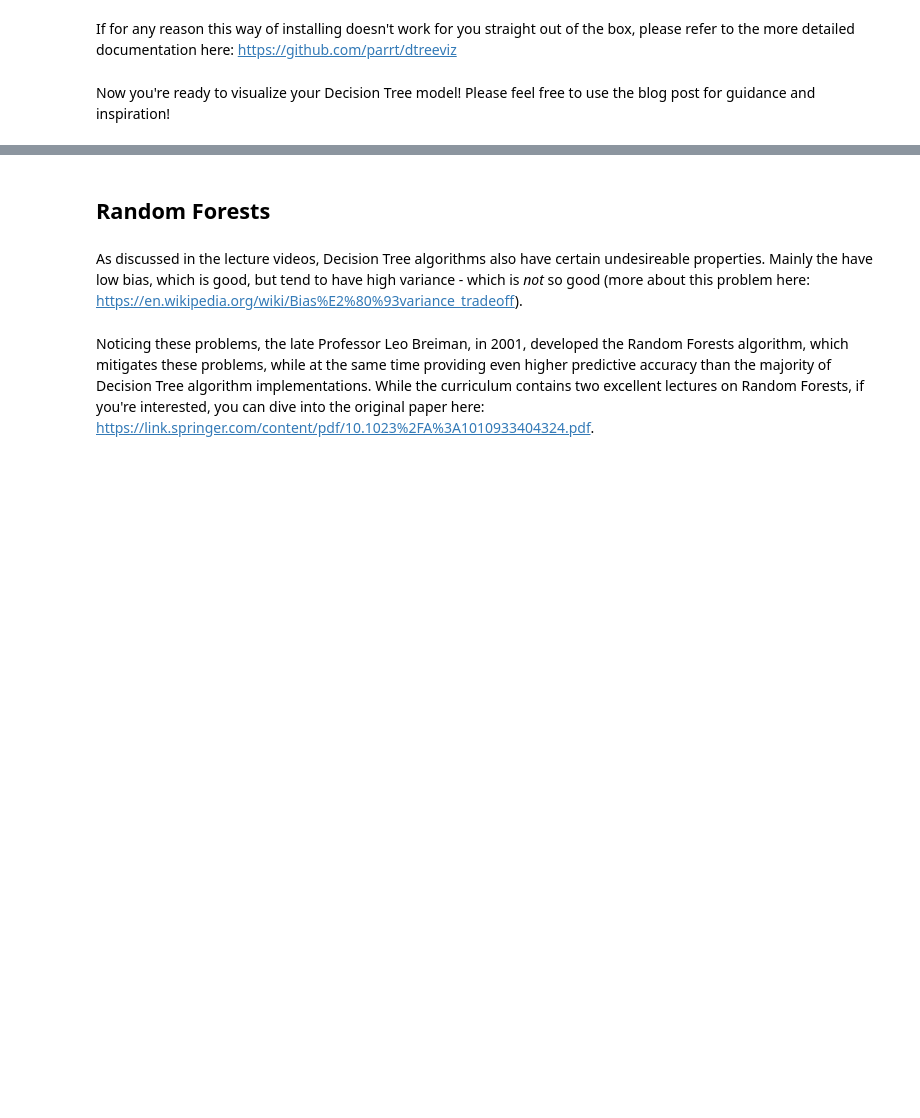
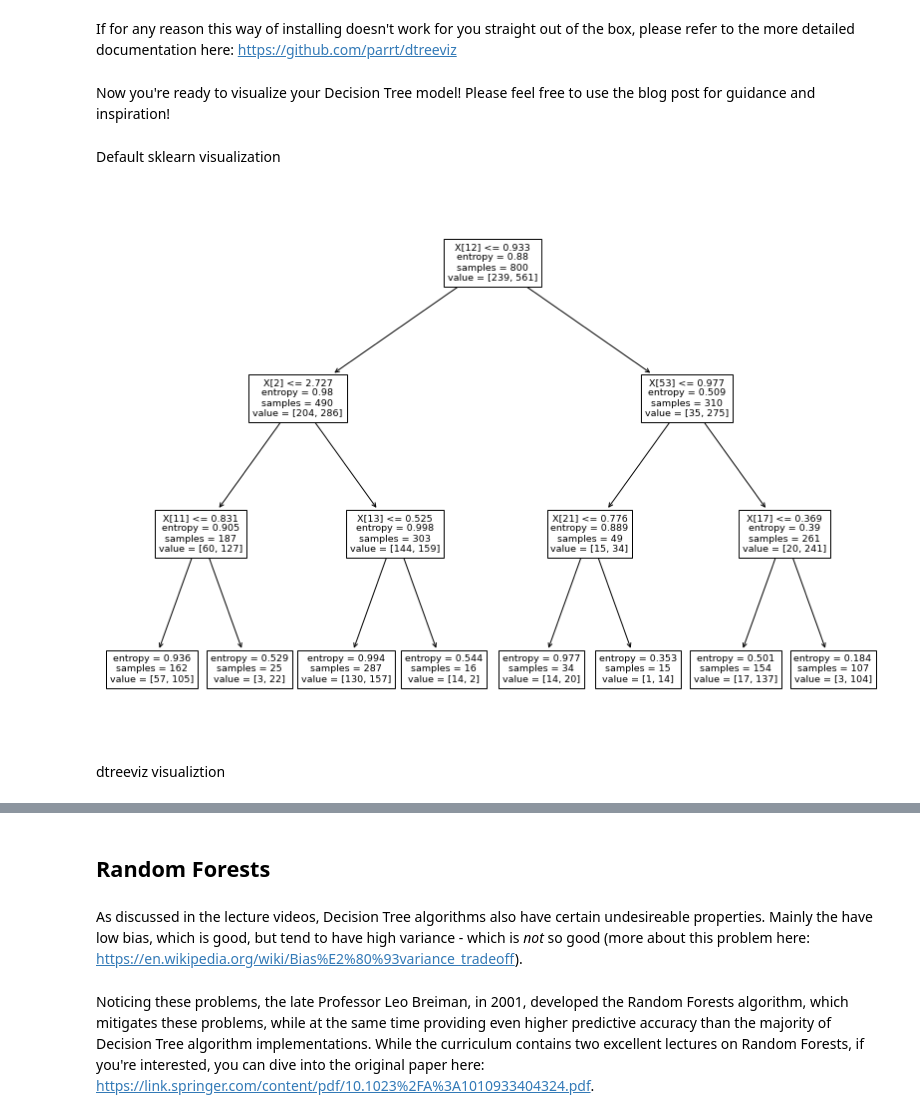
Before and after one commit to DawdlingDaedalus/mec-mini-projects, a Jupyter notebook: mec-13.5.1-tree-based-algorithms-mini-project/Mini_Project_Tree-Based_Algorithms.ipynb, the cells around one changed output, grey strips where cells are left out. Saved outputs shown, nothing was run; the diff lists cells and outputs as text; code cells hidden in the pictures; blank space fills up the shorter version.

```diff
--- a/mec-13.5.1-tree-based-algorithms-mini-project/Mini_Project_Tree-Based_Algorithms.ipynb
+++ b/mec-13.5.1-tree-based-algorithms-mini-project/Mini_Project_Tree-Based_Algorithms.ipynb
@@ -112,8 +129,16 @@ weighted avg       0.66      0.67      0.67       300
 # %%
-def cv_score(clf, x, y, score_func=accuracy_score):
-    result = 0
+from sklearn.model_selection import KFold
+from sklearn.metrics import accuracy_score
+
+def cv_score(clf, x, y, score_func=classification_report):
+    # Cross Validation Scores for classification_report accuracy and bad_recall
+    acc_result = 0
+    bad_recall_result = 0
     nfold = 5
     for train, test in KFold(nfold).split(x): # split data into train/test groups, 5 times
         clf.fit(x[train], y[train]) # fit
-        result += score_func(clf.predict(x[test]), y[test]) # evaluate score function on held-out data
-    return result / nfold # average
+        acc_result += score_func(clf.predict(x[test]), y[test],\
+                                 output_dict=True)['accuracy']
+        bad_recall_result += score_func(clf.predict(x[test]), y[test],\
+                                        output_dict=True)['Bad']['recall'] # evaluate score function on held-out data
+    return (acc_result / nfold), (bad_recall_result / nfold) # average
@@ -121,0 +145,7 @@ cv_score(clf,)
+# %%
+# cross validation score for our classifier
+X = df.values
+y = target.values
+
+acc, bad_recall = cv_score(clf, X, y)
+print('Accuracy: ', acc, ',\nRecall on "Bad": ', bad_recall)
@@ -121,0 +158,8 @@ cv_score(clf,)
+# %%
+# Grid Values searched over
+md = [2,3,5,10,20] # max_depth
+spl = ['best', 'random'] # splitter
+msp = [3,5,10,20,30,50] # min_samples_split
+msl = [2,5,10,20] # min_samples_leaf
+mf = ['auto', 'sqrt', 'log2', None] # max_features
+crt = ['gini', 'entropy'] #criterion
@@ -135,0 +300,11 @@ Now you're ready to visualize your Decision Tree model! Please feel free to use
+# %% [markdown]
+Default sklearn visualization
+# %%
+# visualized using sklearn.tree.DecisionTreeClassifier.plot_tree()
+fig, ax = plt.subplots(figsize=(14, 10))
+tree.plot_tree(clf_bad_recall)
+plt.show()
+# %% [output]
+[figure, added]
+# %% [markdown]
+dtreeviz visualiztion
```
Also changed, not shown: parts of 125 cells of this notebook, 5 other files.
